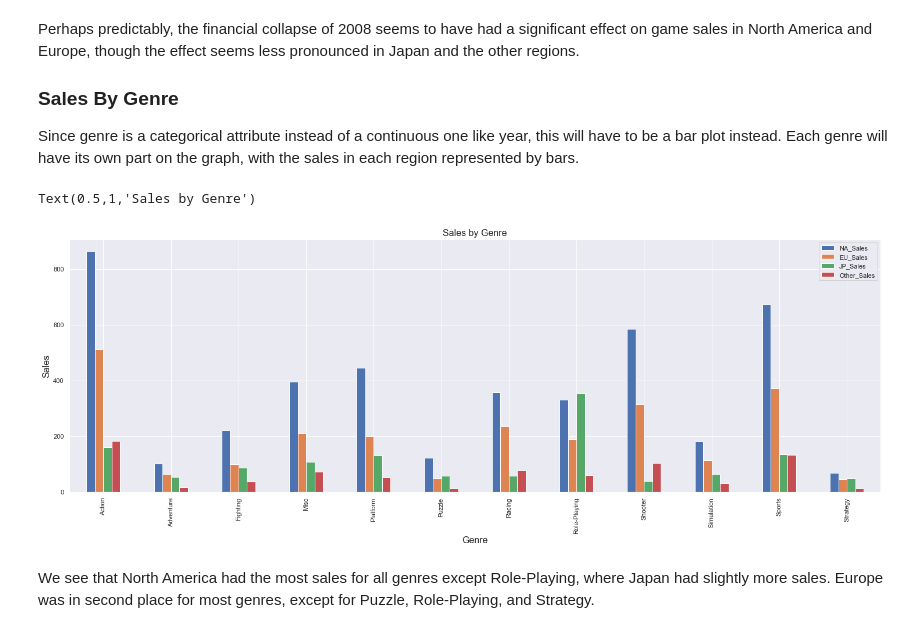
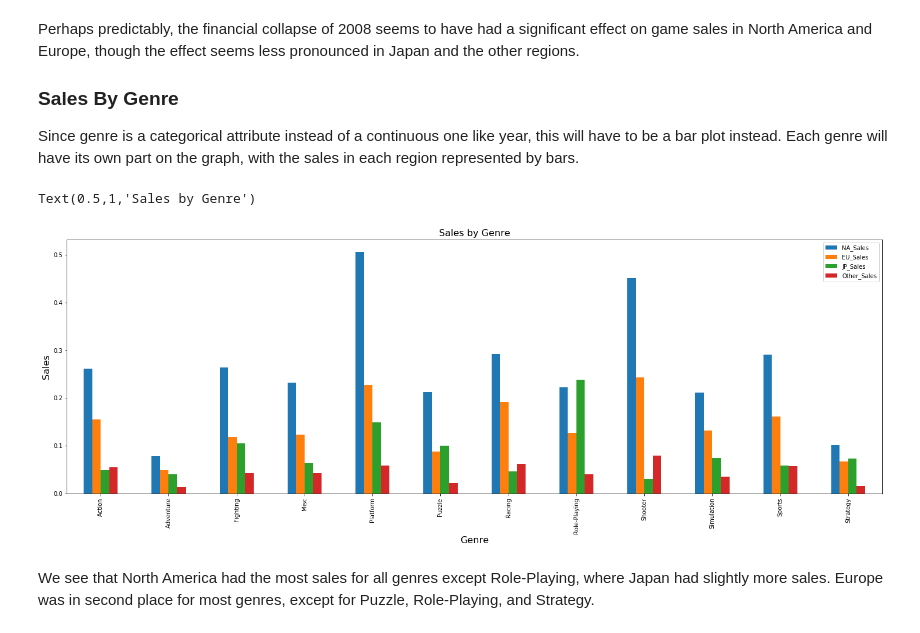
Before and after one commit to NicholasCrossman/python-game-sales-data-cleaning, a Jupyter notebook: game-sales-data-analysis.ipynb, the cells around one changed output. Saved outputs shown, nothing was run; the diff lists cells and outputs as text; code cells hidden in the pictures.

Commit message:
Changed Sales by Genre and Sales by Platform to use the mean instead of the sum.

```diff
--- a/game-sales-data-analysis.ipynb
+++ b/game-sales-data-analysis.ipynb
@@ -104,20 +104,20 @@ Since genre is a categorical attribute instead of a continuous one like year, th
 # %%
 #finding unique values of Genre column
 data['Genre'].unique()
 
 #grouping Genre column values
 genre = data.groupby(['Genre'])
 #finding the sum of all sales per region
-genre_sales = genre['NA_Sales','EU_Sales','JP_Sales','Other_Sales'].sum()
+genre_sales = genre['NA_Sales','EU_Sales','JP_Sales','Other_Sales'].aggregate(np.mean)
 #asking to show bar plot with particular figure size
 
 genre_sales.plot(kind='bar',figsize=(25,8))
 plt.xlabel('Genre',fontsize=16)
 plt.ylabel('Sales',fontsize=16)
 plt.title('Sales by Genre',fontsize=16)
 # %% [output]
 Text(0.5,1,'Sales by Genre')
-[figure, old version]
+[figure, new version]
 # %% [markdown]
 We see that North America had the most sales for all genres except Role-Playing, where Japan had slightly more sales. Europe was in second place for most genres, except for Puzzle, Role-Playing, and Strategy.
 # %% [markdown]
```
Also changed, not shown: parts of 2 cells of this notebook.
